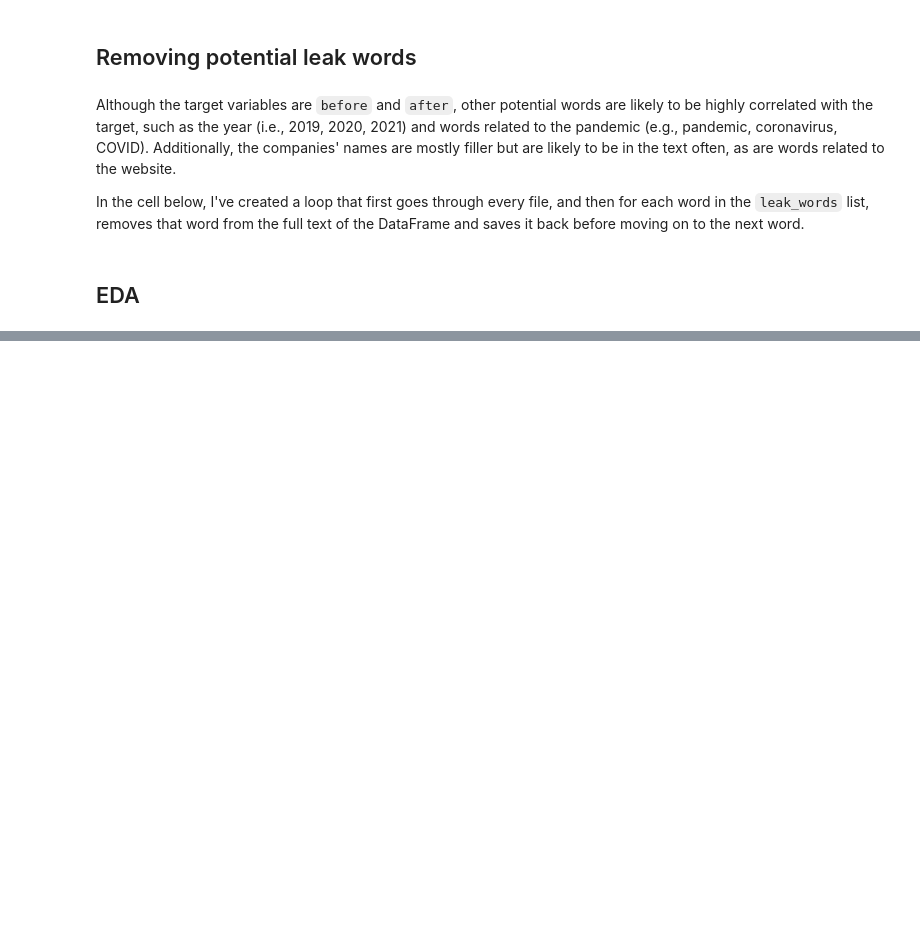
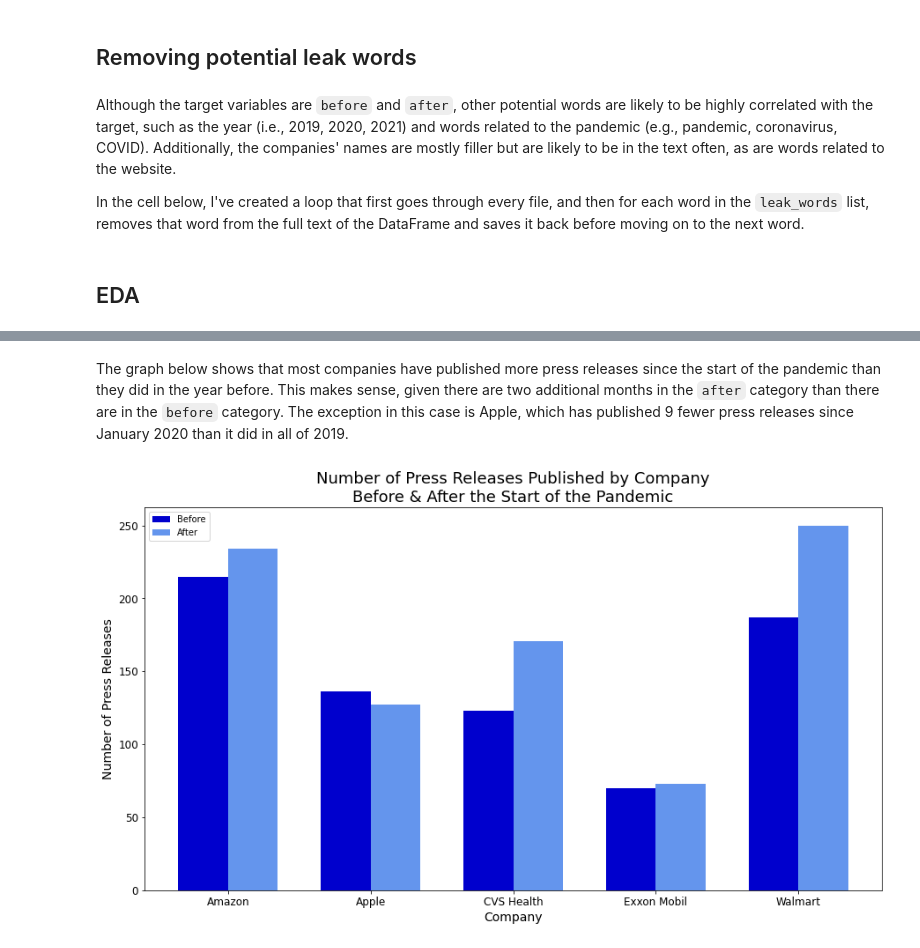
Before and after one commit to danielmberry/fortune-100-company-press-release-language-analysis, a Jupyter notebook: code/06-clean-explore-data.ipynb, the cells around one changed output, grey strips where cells are left out. Drawn from its saved outputs; the diff is of its cells as text; code cells hidden in the pictures; blank space fills up the shorter version.

```diff
--- a/code/06-clean-explore-data.ipynb
+++ b/code/06-clean-explore-data.ipynb
@@ -329,0 +346,39 @@ dtype: int64
+# %% [markdown]
+The graph below shows that most companies have published more press releases since the start of the pandemic than they did in the year before. This makes sense, given there are two additional months in the `after` category than there are in the `before` category. The exception in this case is Apple, which has published 9 fewer press releases since January 2020 than it did in all of 2019.
+# %%
+# create a graph showing the number of of press releases published
+# before and after the pandemic per company
+
+xlabels = np.arange(5)
+width = .35
+companies = before.groupby(by='company')['label'].count().index
+
+fig, ax = plt.subplots(figsize=(15, 8))
+
+ax.bar(xlabels - width / 2,
+       before.groupby(by='company')['label'].count(),
+       width,
+       label='Before',
+       color='mediumblue')
+
+ax.bar(xlabels + width / 2,
+       after.groupby(by='company')['label'].count(),
+       width,
+       label='After',
+       color='cornflowerblue')
+
+ax.set_xticks(ax.get_xticks().tolist()[1:6])
+ax.set_xticklabels(companies, fontdict={'fontsize': 12})
+ax.set_xlabel('Company', fontdict={'fontsize': 14})
+
+ax.set_yticklabels(range(0, 260, 50), fontdict={'fontsize': 12})
+ax.set_ylabel('Number of Press Releases', fontdict={'fontsize': 14})
+
+ax.set_title(
+    'Number of Press Releases Published by Company\nBefore & After the Start of the Pandemic',
+    fontdict={'fontsize': 18})
+
+ax.legend();
+# fig.savefig('../assets/press_release_count_by_company.png')
+# %% [output]
+[figure, added]
```
Also changed, not shown: parts of 13 cells of this notebook.
